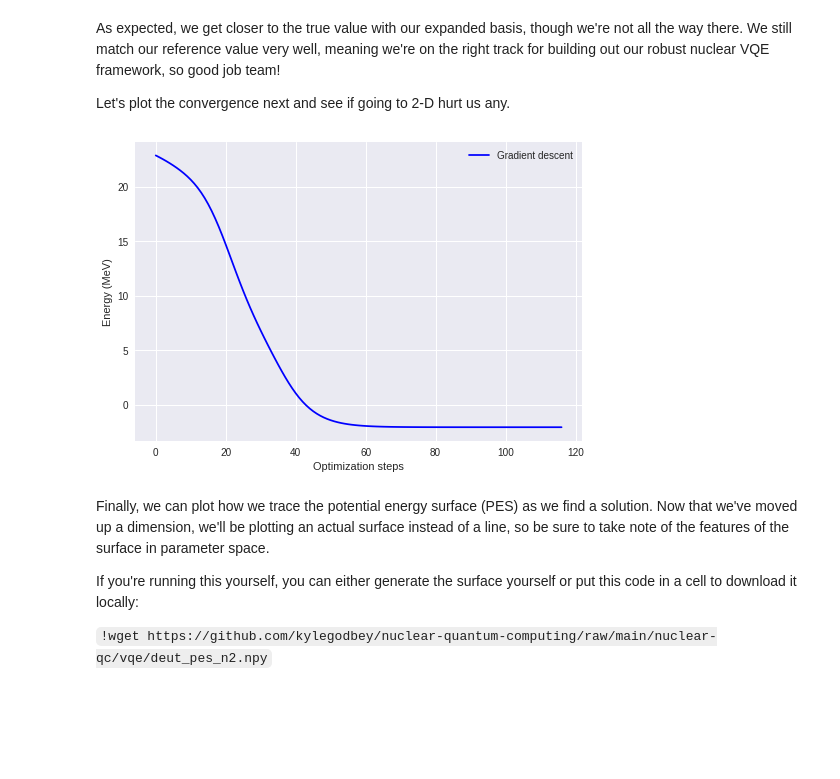
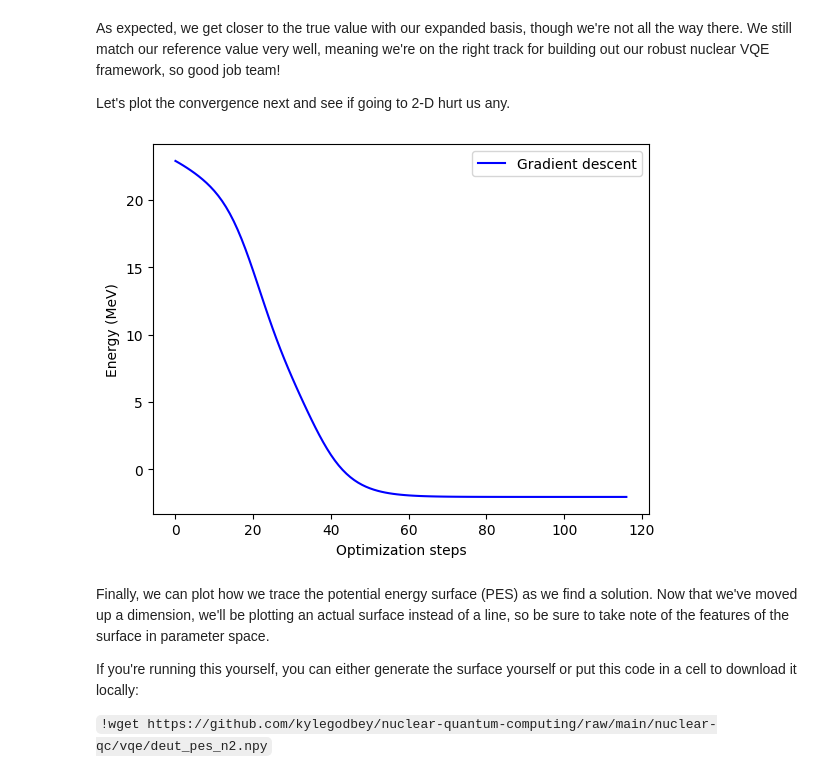
Before and after one commit to kylegodbey/nuclear-quantum-computing, a Jupyter notebook: nuclear-qc/vqe/n3.ipynb, the cells around one changed output. Saved outputs shown, nothing was run; the diff lists cells and outputs as text; code cells hidden in the pictures; blank space fills up the shorter version.

Commit message:
big round of edits and preparing figures

```diff
--- a/nuclear-qc/vqe/n3.ipynb
+++ b/nuclear-qc/vqe/n3.ipynb
@@ -18,6 +18,8 @@ from pennylane import numpy as np
 import pennylane as qml
 import warnings
 warnings.filterwarnings('ignore')
+
+plt.style.use(['science','notebook'])
 # %% [markdown]
 Now we will define our 'device' (a simulator in this case) as well as our ansatz and Hamiltonian.
 
@@ -131,15 +143,14 @@ As expected, we get closer to the true value with our expanded basis, though we'
 
 Let's plot the convergence next and see if going to 2-D hurt us any.
 # %%
-plt.style.use("seaborn")
 plt.plot(gd_cost_history, "b", label="Gradient descent")
 
 plt.ylabel("Energy (MeV)")
 plt.xlabel("Optimization steps")
 plt.legend()
 plt.show()
 # %% [output]
-[figure, old version]
+[figure, new version]
 # %% [markdown]
 Finally, we can plot how we trace the potential energy surface (PES) as we find a solution. Now that we've moved up a dimension, we'll be plotting an actual surface instead of a line, so be sure to take note of the features of the surface in parameter space.
 
```
Also changed, not shown: parts of 3 cells of this notebook, 2 other files.
